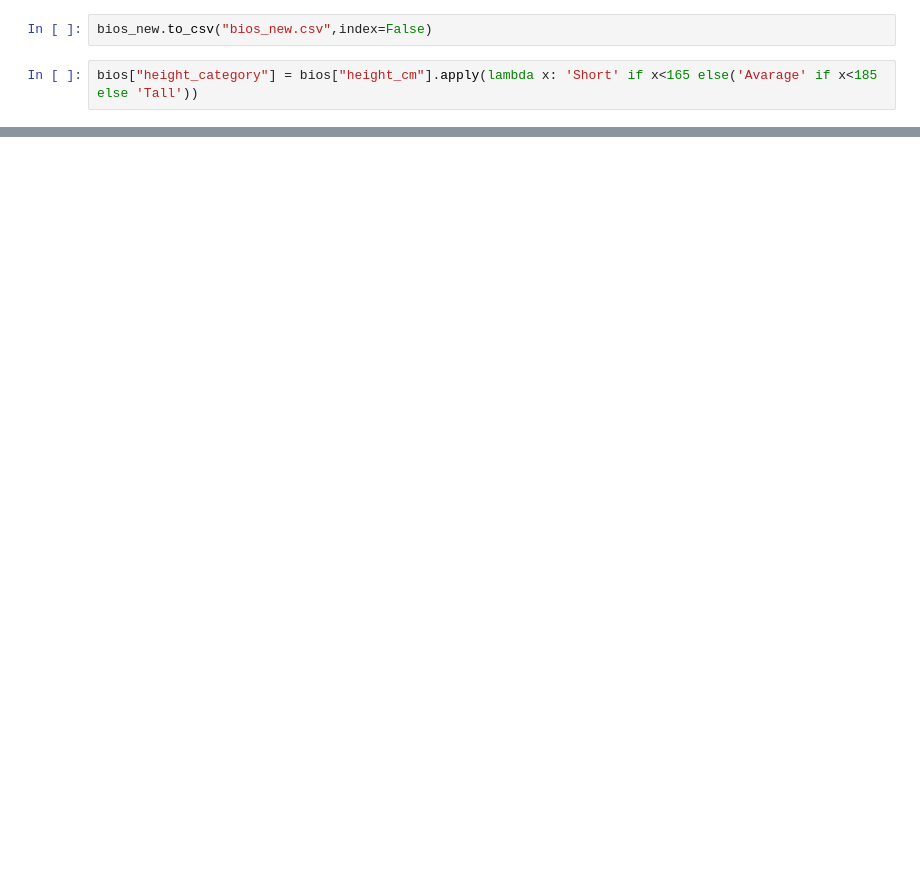
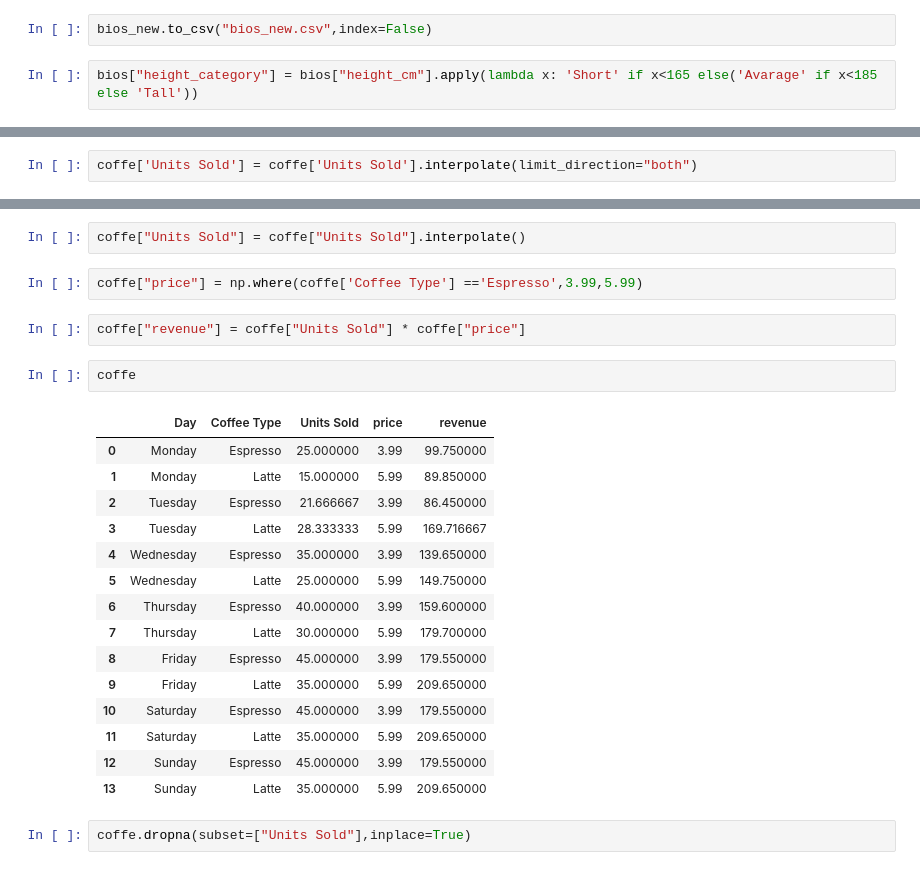
Before and after one commit to EdipMangtay/DataScience, a Jupyter notebook: complete-pandas-tutorial/Untitled.ipynb, the cells around one changed output, grey strips where cells are left out. Drawn from its saved outputs; the diff is of its cells as text; blank space fills up the shorter version.

```diff
--- a/complete-pandas-tutorial/Untitled.ipynb
+++ b/complete-pandas-tutorial/Untitled.ipynb
@@ -682,0 +349,2 @@ SyntaxError: expected ':' (1152953911.py, line 4)
+# %%
+coffe['Units Sold'] = coffe['Units Sold'].interpolate(limit_direction="both")
@@ -682,0 +360,26 @@ SyntaxError: expected ':' (1152953911.py, line 4)
+# %%
+coffe["Units Sold"] = coffe["Units Sold"].interpolate()
+# %%
+coffe["price"] = np.where(coffe['Coffee Type'] =='Espresso',3.99,5.99)
+# %%
+coffe["revenue"] = coffe["Units Sold"] * coffe["price"]
+# %%
+coffe
+# %% [output]
+|  | Day | Coffee Type | Units Sold | price | revenue |
+| 0 | Monday | Espresso | 25.000000 | 3.99 | 99.750000 |
+| 1 | Monday | Latte | 15.000000 | 5.99 | 89.850000 |
+| 2 | Tuesday | Espresso | 21.666667 | 3.99 | 86.450000 |
+| 3 | Tuesday | Latte | 28.333333 | 5.99 | 169.716667 |
+| 4 | Wednesday | Espresso | 35.000000 | 3.99 | 139.650000 |
+| 5 | Wednesday | Latte | 25.000000 | 5.99 | 149.750000 |
+| 6 | Thursday | Espresso | 40.000000 | 3.99 | 159.600000 |
+| 7 | Thursday | Latte | 30.000000 | 5.99 | 179.700000 |
+| 8 | Friday | Espresso | 45.000000 | 3.99 | 179.550000 |
+| 9 | Friday | Latte | 35.000000 | 5.99 | 209.650000 |
+| 10 | Saturday | Espresso | 45.000000 | 3.99 | 179.550000 |
+| 11 | Saturday | Latte | 35.000000 | 5.99 | 209.650000 |
+| 12 | Sunday | Espresso | 45.000000 | 3.99 | 179.550000 |
+| 13 | Sunday | Latte | 35.000000 | 5.99 | 209.650000 |
+# %%
+coffe.dropna(subset=["Units Sold"],inplace=True)
```
Also changed, not shown: parts of 50 cells of this notebook.
